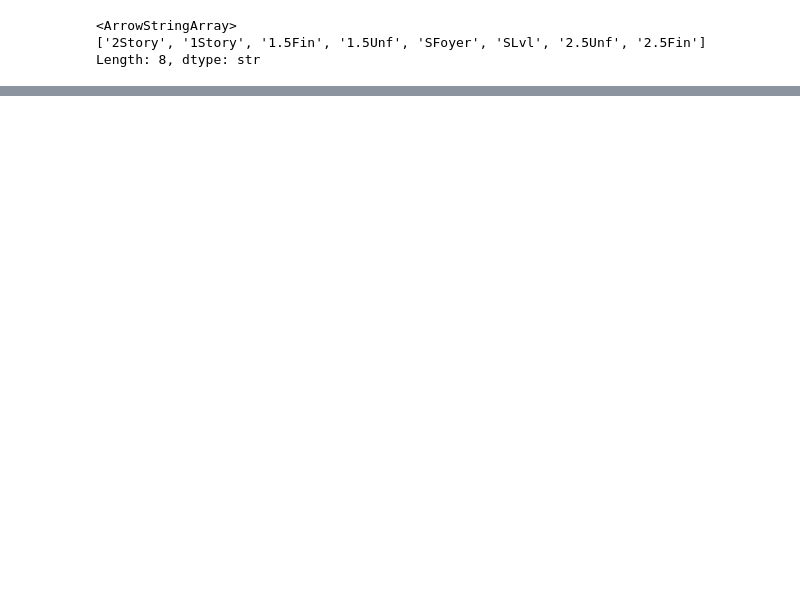
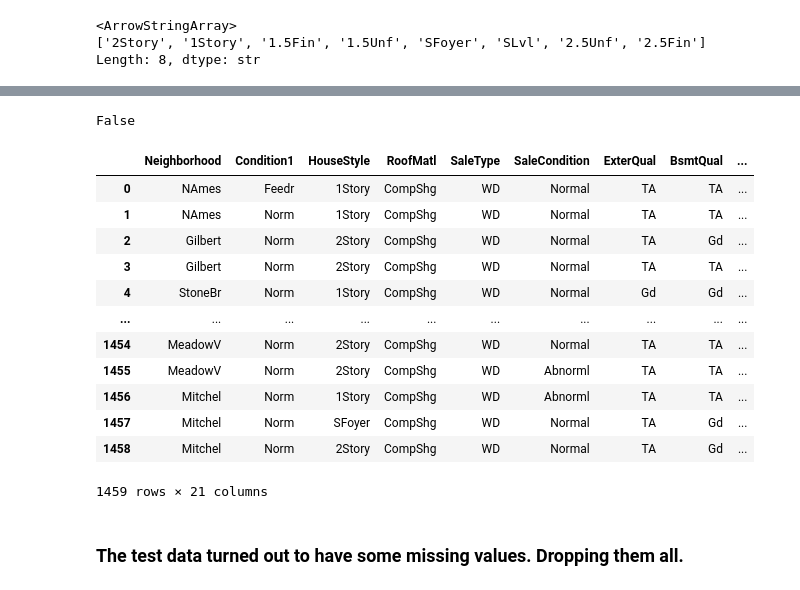
Before and after one commit to abdo1rahman/DEPI_grad_project, a Jupyter notebook: mini_project/house_prices/feature_engineering.ipynb, the cells around one changed output, grey strips where cells are left out. Saved outputs shown, nothing was run; the diff lists cells and outputs as text; code cells hidden in the pictures; blank space fills up the shorter version.

Commit message:
Trained XGBoost and Random Forest on house data

```diff
--- a/mini_project/house_prices/feature_engineering.ipynb
+++ b/mini_project/house_prices/feature_engineering.ipynb
@@ -109,6 +120,7 @@ cols = [
     "TotRmsAbvGrd",
     "YearBuilt",
     "YearRemodAdd",
+    "SalePrice"
 ]
 # %%
 cleaned_df = df[cols]
@@ -372,0 +401,24 @@ Length: 8, dtype: str
+# %%
+test_df = pd.read_csv("house-prices-dataset/test.csv")
+set(cleaned_df.columns.tolist()).issubset(test_df.columns.tolist())
+# %% [output]
+False
+# %%
+test_df = test_df[cleaned_df.drop("SalePrice", axis=1).columns.tolist()]
+test_df
+# %% [output]
+|  | Neighborhood | Condition1 | HouseStyle | RoofMatl | SaleType | SaleCondition | ExterQual | BsmtQual | ... |
+| 0 | NAmes | Feedr | 1Story | CompShg | WD | Normal | TA | TA | ... |
+| 1 | NAmes | Norm | 1Story | CompShg | WD | Normal | TA | TA | ... |
+| 2 | Gilbert | Norm | 2Story | CompShg | WD | Normal | TA | Gd | ... |
+| 3 | Gilbert | Norm | 2Story | CompShg | WD | Normal | TA | TA | ... |
+| 4 | StoneBr | Norm | 1Story | CompShg | WD | Normal | Gd | Gd | ... |
+| ... | ... | ... | ... | ... | ... | ... | ... | ... | ... |
+| 1454 | MeadowV | Norm | 2Story | CompShg | WD | Normal | TA | TA | ... |
+| 1455 | MeadowV | Norm | 2Story | CompShg | WD | Abnorml | TA | TA | ... |
+| 1456 | Mitchel | Norm | 1Story | CompShg | WD | Abnorml | TA | TA | ... |
+| 1457 | Mitchel | Norm | SFoyer | CompShg | WD | Normal | TA | Gd | ... |
+| 1458 | Mitchel | Norm | 2Story | CompShg | WD | Normal | TA | Gd | ... |
+1459 rows × 21 columns
+# %% [markdown]
+### The test data turned out to have some missing values. Dropping them all.
```
Also changed, not shown: parts of 20 cells of this notebook.
